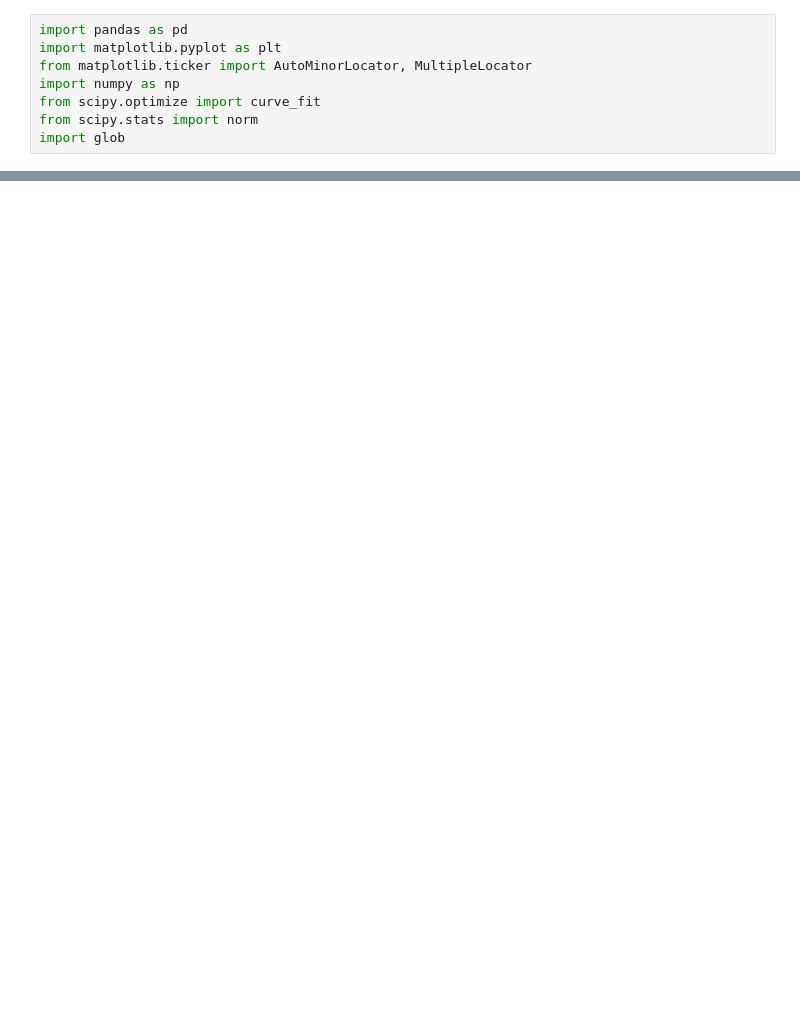
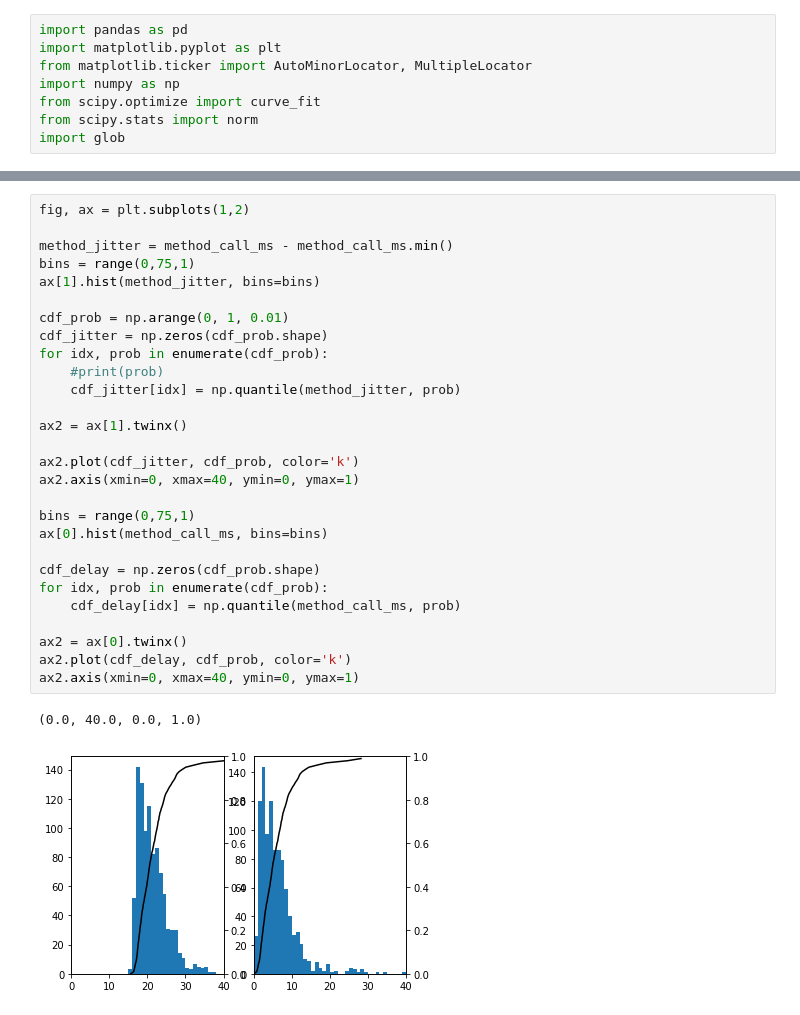
Before and after one commit to NelsonIg/OPC-UA, a Jupyter notebook: src/python/timing/analyse_measurements.ipynb, the cells around one changed output, grey strips where cells are left out. Drawn from its saved outputs; the diff is of its cells as text; blank space fills up the shorter version.

```diff
--- a/src/python/timing/analyse_measurements.ipynb
+++ b/src/python/timing/analyse_measurements.ipynb
@@ -85,0 +103,31 @@ def hist_cdf_plot(data, hist_title, cdf_title, bins, end=0.98):
+# %%
+fig, ax = plt.subplots(1,2)
+
+method_jitter = method_call_ms - method_call_ms.min()
+bins = range(0,75,1)
+ax[1].hist(method_jitter, bins=bins)
+
+cdf_prob = np.arange(0, 1, 0.01)
+cdf_jitter = np.zeros(cdf_prob.shape)
+for idx, prob in enumerate(cdf_prob):
+    #print(prob)
+    cdf_jitter[idx] = np.quantile(method_jitter, prob)
+
+ax2 = ax[1].twinx()
+
+ax2.plot(cdf_jitter, cdf_prob, color='k')
+ax2.axis(xmin=0, xmax=40, ymin=0, ymax=1)
+
+bins = range(0,75,1)
+ax[0].hist(method_call_ms, bins=bins)
+
+cdf_delay = np.zeros(cdf_prob.shape)
+for idx, prob in enumerate(cdf_prob):
+    cdf_delay[idx] = np.quantile(method_call_ms, prob)
+
+ax2 = ax[0].twinx()
+ax2.plot(cdf_delay, cdf_prob, color='k')
+ax2.axis(xmin=0, xmax=40, ymin=0, ymax=1)
+# %% [output]
+(0.0, 40.0, 0.0, 1.0)
+[figure, added]
```
Also changed, not shown: parts of 21 cells of this notebook, 1 other file.
